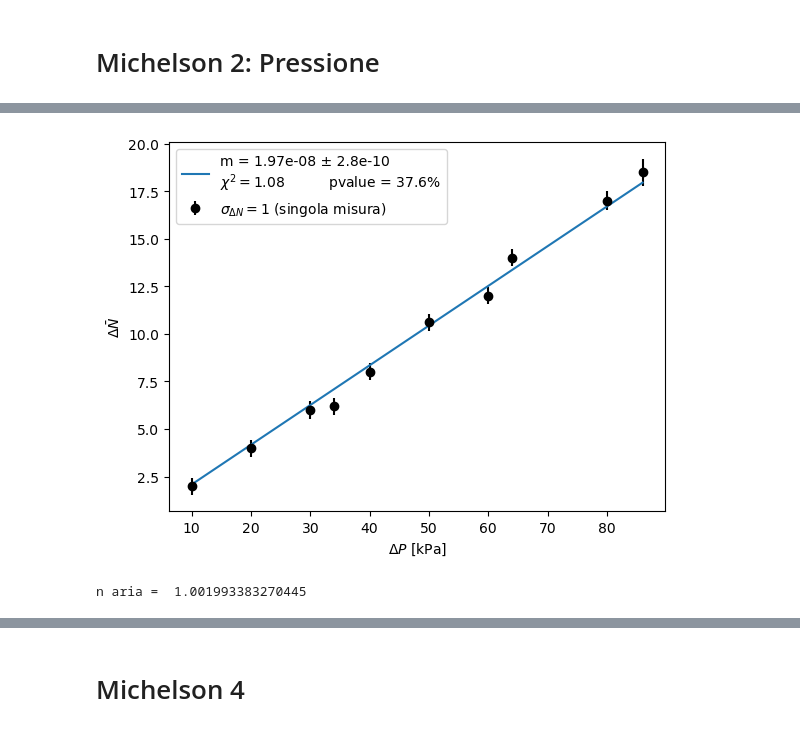
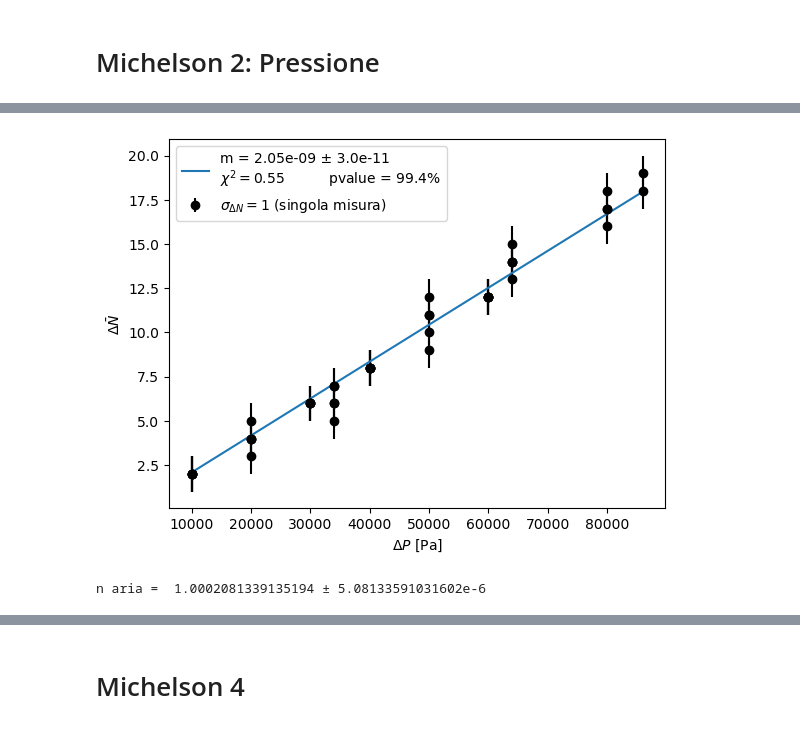
Before and after one commit to Yedi278/Lab2, a Jupyter notebook: Interferometro/Interferometro.ipynb, the cells around one changed output, grey strips where cells are left out. Saved outputs shown, nothing was run; the diff lists cells and outputs as text; code cells hidden in the pictures.

Commit message:
n aria

```diff
--- a/Interferometro/Interferometro.ipynb
+++ b/Interferometro/Interferometro.ipynb
@@ -550,7 +550,7 @@ pvalue =  0.005035745134300829
 # Michelson 2: Pressione
 # %%
 m2 = df['M 2']
-p = m2['P']
+p = m2['P']*1e3
 n_m2 = m2['N']
 p_medie = rNan(m2['p_medie'].to_numpy())
 n_medie = rNan(m2['N_medie'].to_numpy())
@@ -567,5 +564,5 @@ grafico(p_medie,n_medie,0,err_n_medie,'dati','pressione','N')
 # %%
-d = 3.35
-l_laser_o = l_laser/1.002
+d = 3.215e-2
+l_laser_o = l_laser/1.00029
 def pressione(x,m):
   return 2*d*m*x / l_laser_o
@@ -571,0 +573,4 @@ def pressione(x,m):
+# %%
+c = LeastSquares(p, n_m2, 1, pressione)
+m = Minuit(c, m=2.86278e-09)
+m.migrad()
@@ -572,4 +588,4 @@ def pressione(x,m):
 # %%
-c = LeastSquares(p_medie, n_medie, err_n_medie, pressione)
-m = Minuit(c, m=1)
-m.migrad()
+# c = LeastSquares(p_medie, n_medie, err_n_medie, pressione)
+# m = Minuit(c, m=2.86278e-09)
+# m.migrad()
@@ -587,12 +592,12 @@ m.migrad()
 # %%
 label = [ f"m = {sn(m.values['m'],2)} ± {sn(m.errors['m'],1)} \n$\chi^2 = {round(m.fval/m.ndof,2)}$ \t pvalue = {round((1-sc.stats.chi2.cdf(m.fval,m.ndof))*100,1)}%", "$\sigma_{\Delta N} = 1$ (singola misura)"]
 
 m.visualize()
 # plt.errorbar(p_medie, n_medie, err_n_medie, linestyle='None',fmt='.k',capsize=4, alpha=0, elinewidth=0)
 plt.ylabel(r'$ \Delta \bar{N}$')
-plt.xlabel(r'$\Delta P $ [kPa]')
+plt.xlabel(r'$\Delta P $ [Pa]')
 plt.legend(label)
 # plt.ticklabel_format(axis='both', style='sci', scilimits=(0,0))
 plt.savefig('pressione_data.pdf',bbox_inches='tight')
 # %% [output]
-[figure, old version]
+[figure, new version]
@@ -599,4 +610,4 @@ plt.savefig('pressione_data.pdf',bbox_inches='tight')
 # %%
-print('n aria = ',m.values['m']*p_amb+1)
+print('n aria = ',n_aria,'±', n_aria_err)
 # %% [output]
-n aria =  1.001993383270445
+n aria =  1.0002081339135194 ± 5.08133591031602e-6
```
Also changed, not shown: parts of 9 cells of this notebook, 4 other files.
